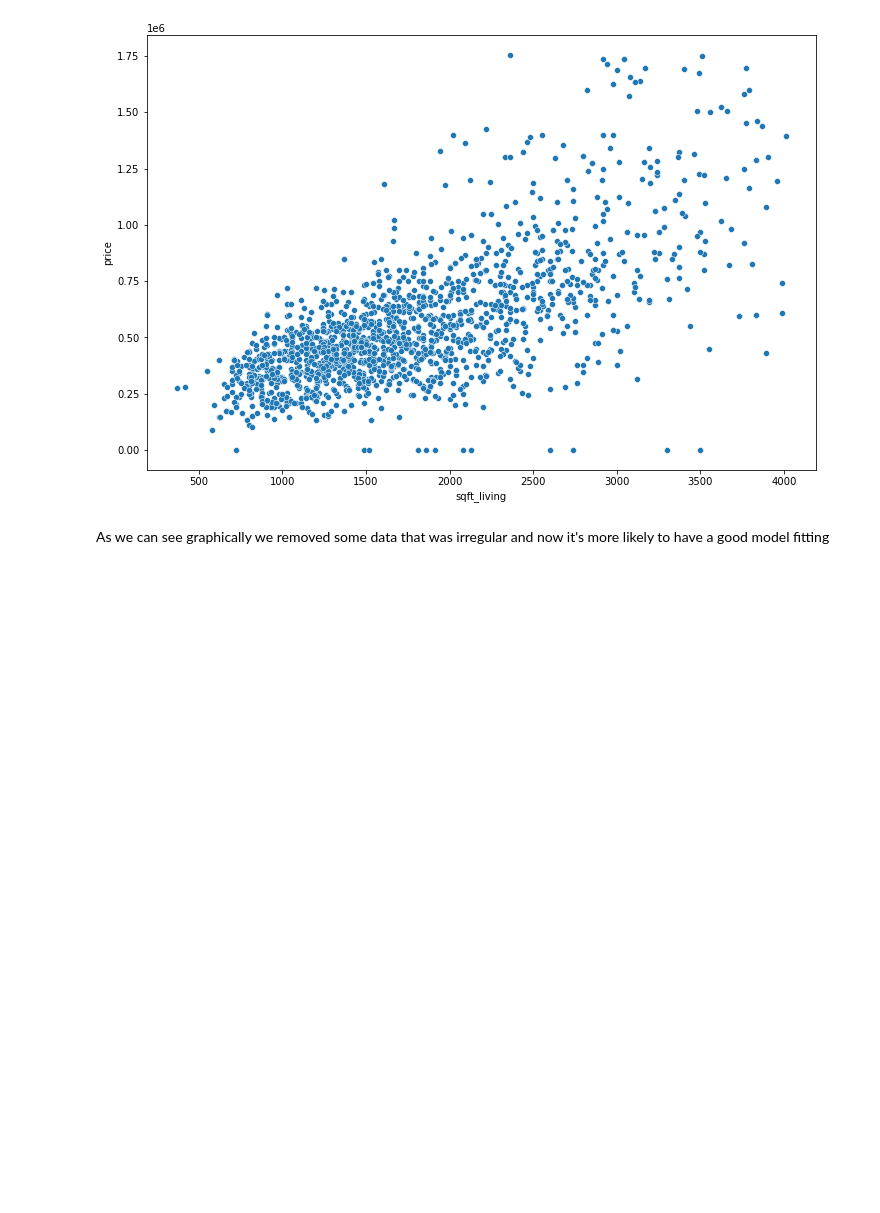
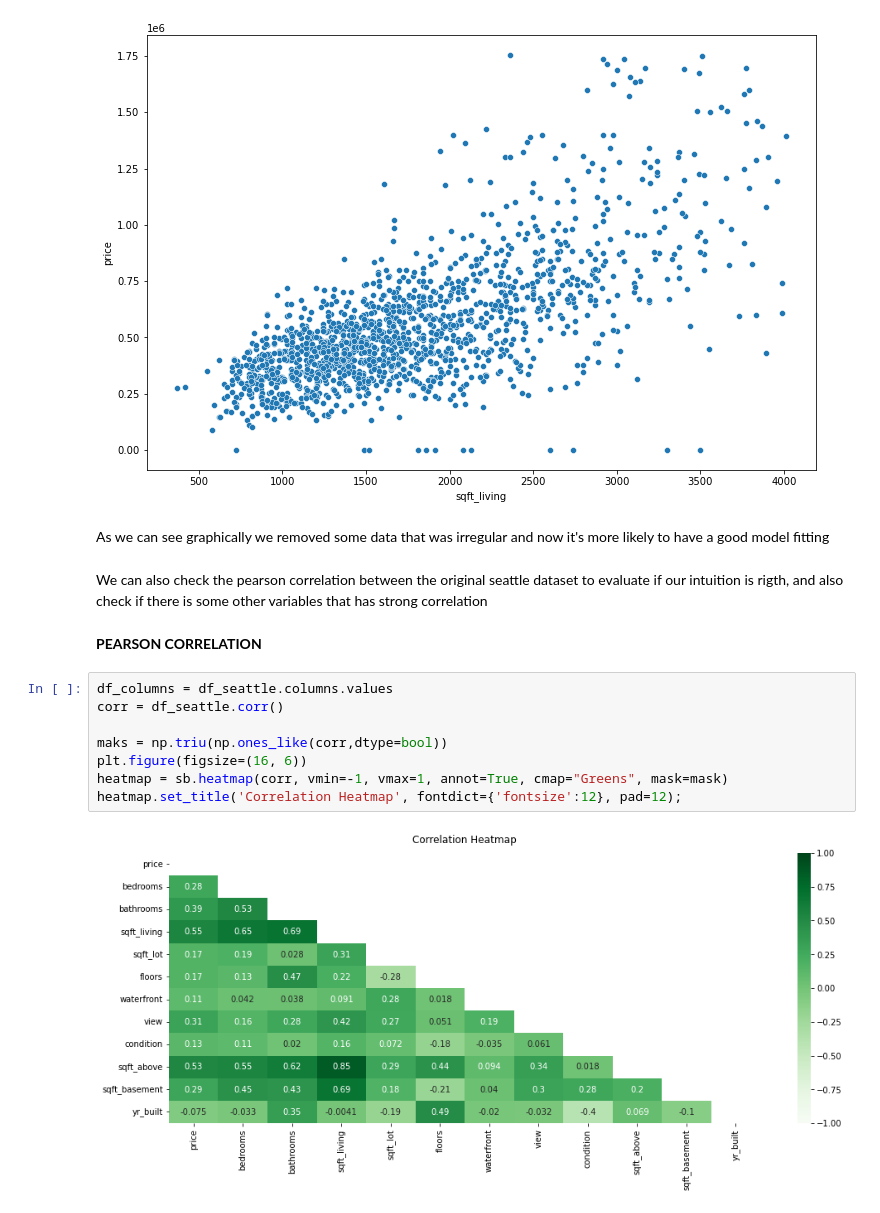
Before and after one commit to JGsouzaa/datascience, a Jupyter notebook: HousePrice_predict/Untitled.ipynb, the cells around one changed output. Saved outputs shown, nothing was run; the diff lists cells and outputs as text; blank space fills up the shorter version.

Commit message:
Add files via upload
Pearson correlation heatmap and analysis added

```diff
--- a/HousePrice_predict/Untitled.ipynb
+++ b/HousePrice_predict/Untitled.ipynb
@@ -133,3 +135,17 @@ plt.show()
 [figure]
 # %% [markdown]
 As we can see graphically we removed some data that was irregular and now it's more likely to have a good model fitting
+# %% [markdown]
+We can also check the pearson correlation between the original seattle dataset to evaluate if our intuition is rigth, and also check if there is some other variables that has strong correlation
+# %% [markdown]
+**PEARSON CORRELATION**
+# %%
+df_columns = df_seattle.columns.values
+corr = df_seattle.corr()
+
+maks = np.triu(np.ones_like(corr,dtype=bool))
+plt.figure(figsize=(16, 6))
+heatmap = sb.heatmap(corr, vmin=-1, vmax=1, annot=True, cmap="Greens", mask=mask)
+heatmap.set_title('Correlation Heatmap', fontdict={'fontsize':12}, pad=12);
+# %% [output]
+[figure, added]
```
Also changed, not shown: parts of 5 cells of this notebook.
